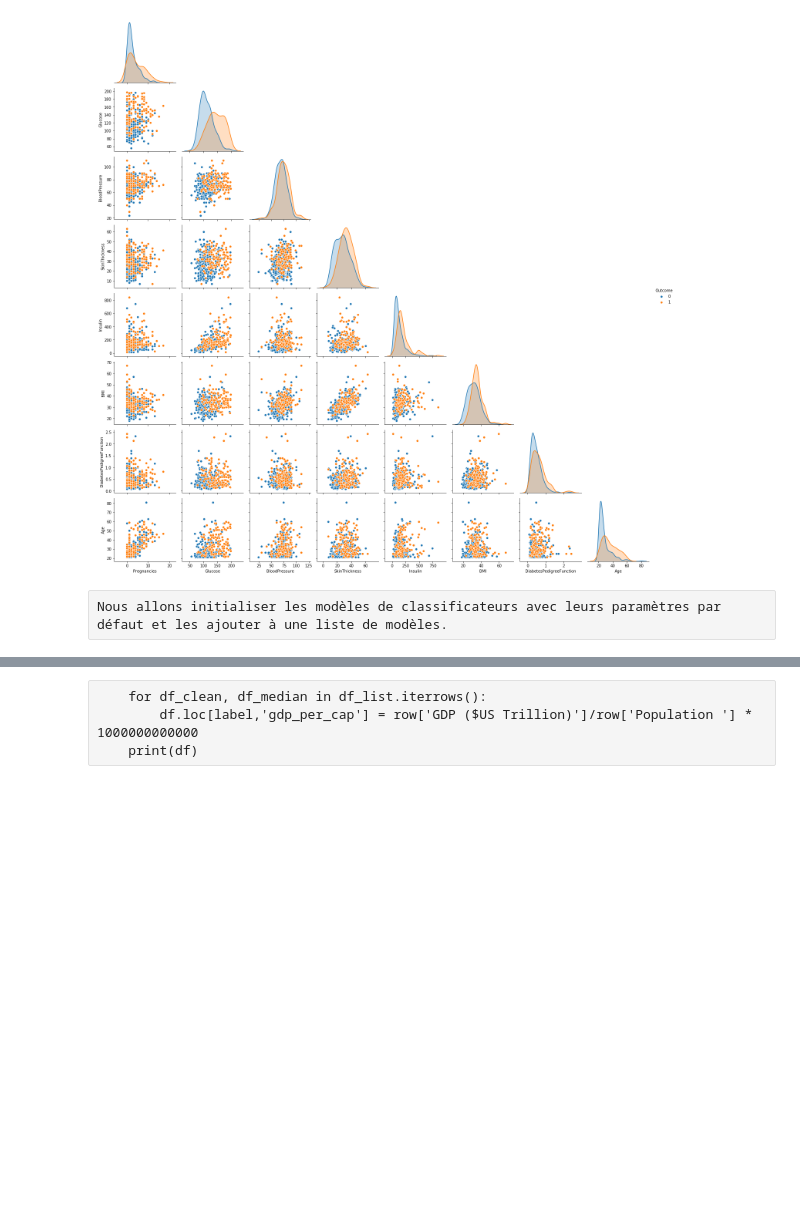
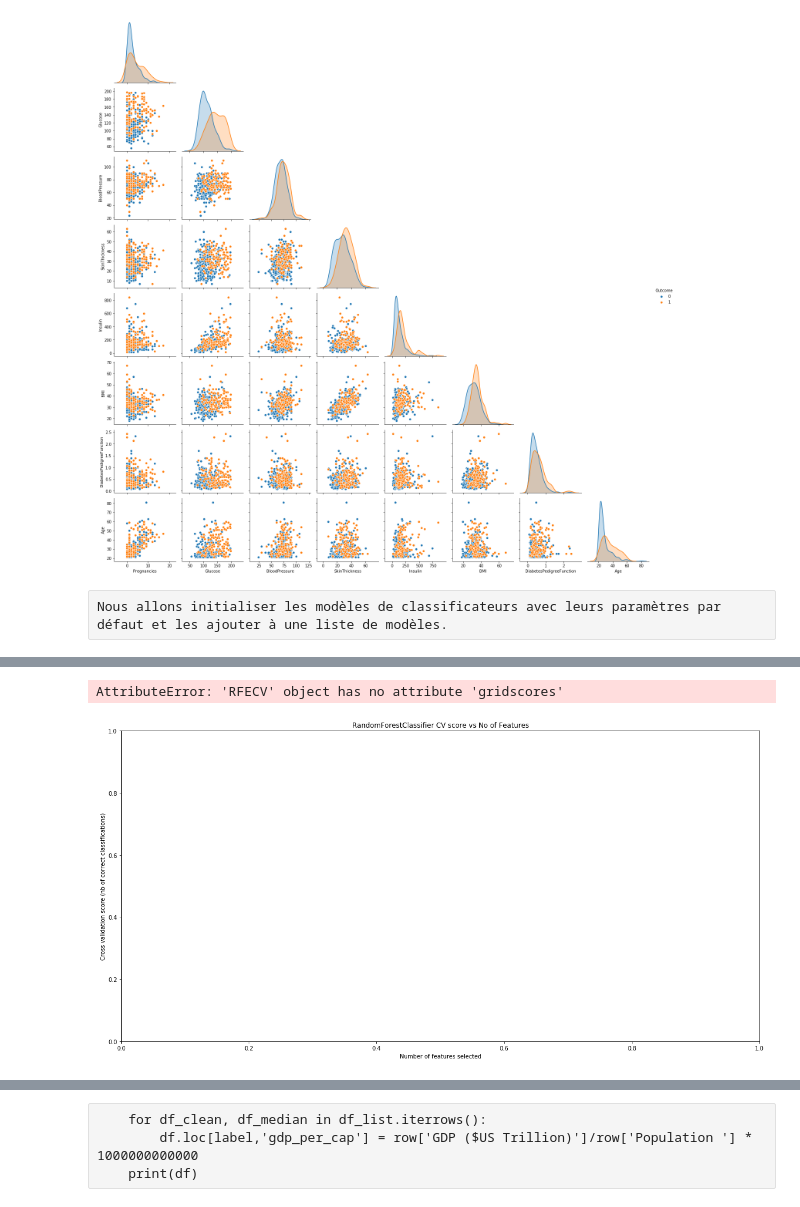
Before and after one commit to Abdelrazak-sakhri/diabete, a Jupyter notebook: Projet_diabete_Lamine_Mourad_Abdel.ipynb, the cells around one changed output, grey strips where cells are left out. Cells and saved outputs as stored; diff of their text form; code cells hidden in the pictures; blank space fills up the shorter version.

```diff
--- a/Projet_diabete_Lamine_Mourad_Abdel.ipynb
+++ b/Projet_diabete_Lamine_Mourad_Abdel.ipynb
@@ -362,0 +406,19 @@ def data_target(dataframe):
+# %%
+from sklearn.feature_selection import RFECV
+from sklearn.model_selection import StratifiedKFold
+from sklearn.model_selection import cross_val_score
+
+rf_model = RandomForestClassifier()
+
+rf_rfecv = RFECV(estimator=rf_model, step=1, cv=strat_k_fold, scoring='accuracy')
+rf_rfecv.fit(X_train, y_train)
+
+plt.figure()
+plt.title('RandomForestClassifier CV score vs No of Features')
+plt.xlabel("Number of features selected")
+plt.ylabel("Cross validation score (nb of correct classifications)")
+plt.plot(range(1, len(rf_rfecv.gridscores) + 1), rf_rfecv.gridscores)
+plt.show()
+# %% [output]
+AttributeError: 'RFECV' object has no attribute 'gridscores'
+[figure, added]
```
Also changed, not shown: parts of 24 cells of this notebook.
